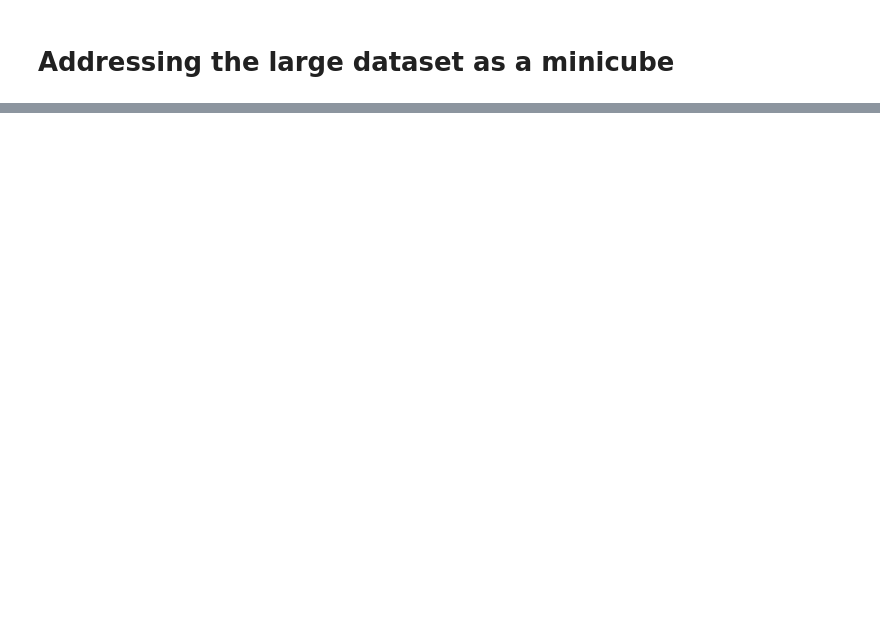
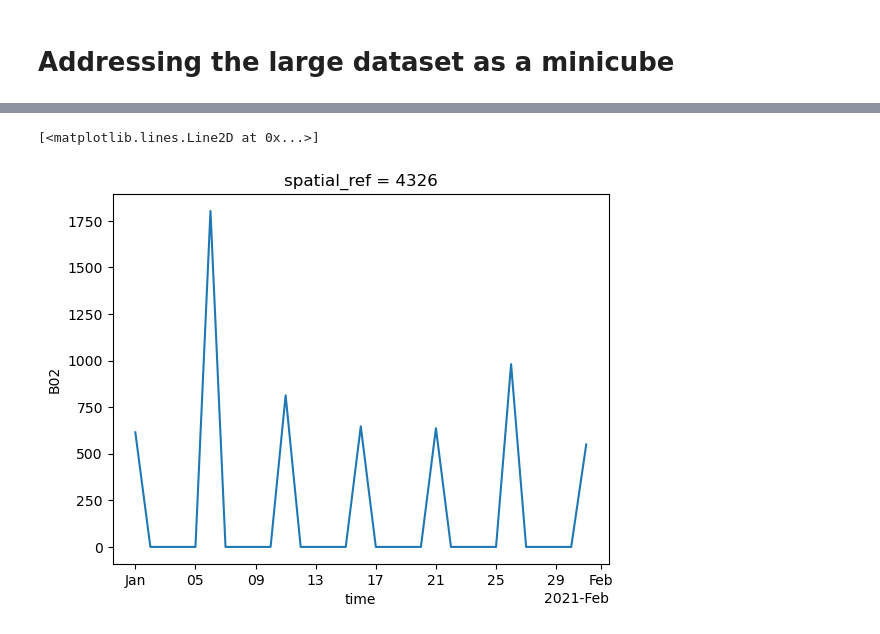
Before and after one commit to MarkusZehner/stacathome, a Jupyter notebook: walltowall.ipynb, the cells around one changed output, grey strips where cells are left out. Cells and saved outputs as stored; diff of their text form; code cells hidden in the pictures; blank space fills up the shorter version.

```diff
--- a/walltowall.ipynb
+++ b/walltowall.ipynb
@@ -582,3 +284,8 @@ Attributes: (0)
+# %%
+mc_int.B02.mean(dim=['latitude', 'longitude']).plot()
+# %% [output]
+[<matplotlib.lines.Line2D at 0x...>]
+[figure, added]
 # %%
 def ndvi(band_red, band_nir):
     return (band_nir - band_red) / (band_nir + band_red)
```
Also changed, not shown: parts of 54 cells of this notebook, 1 other file.
